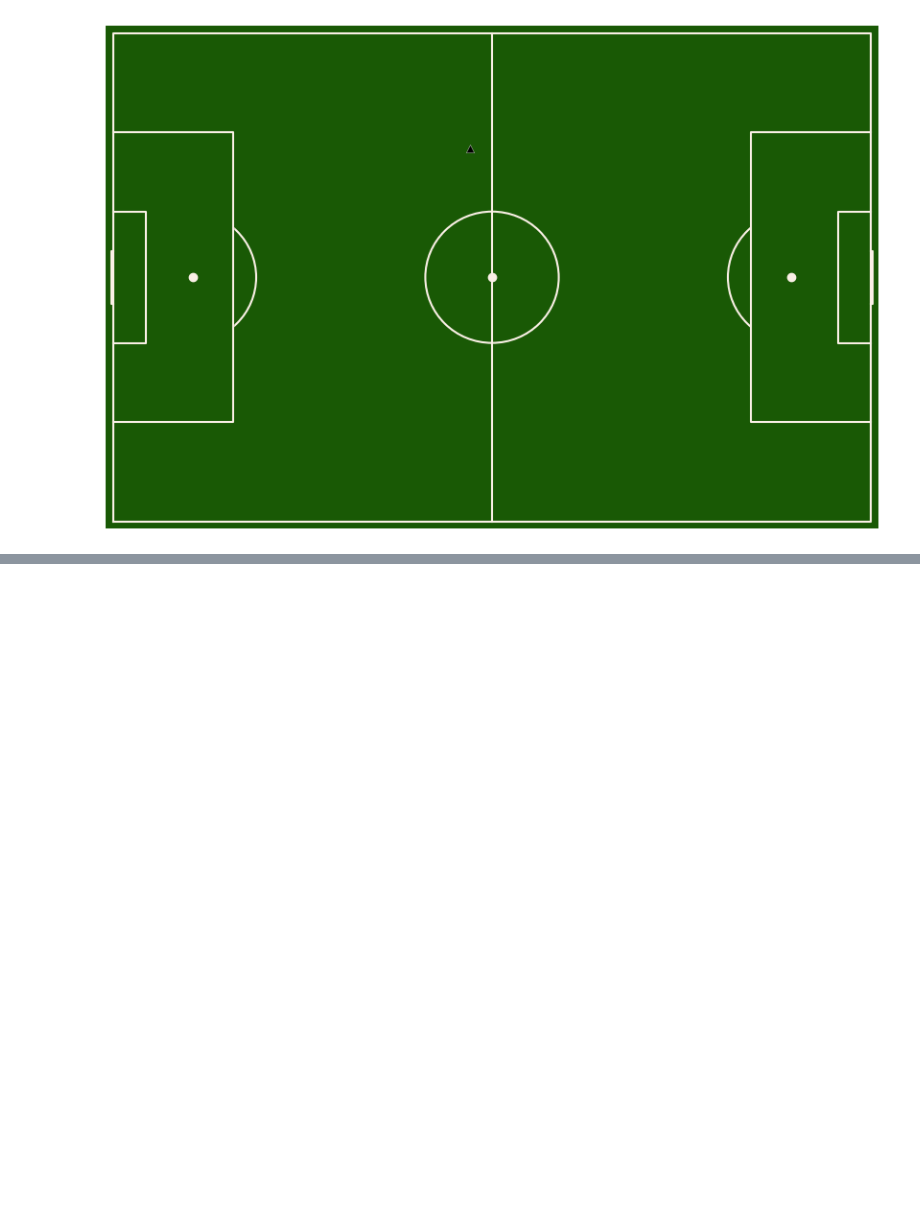
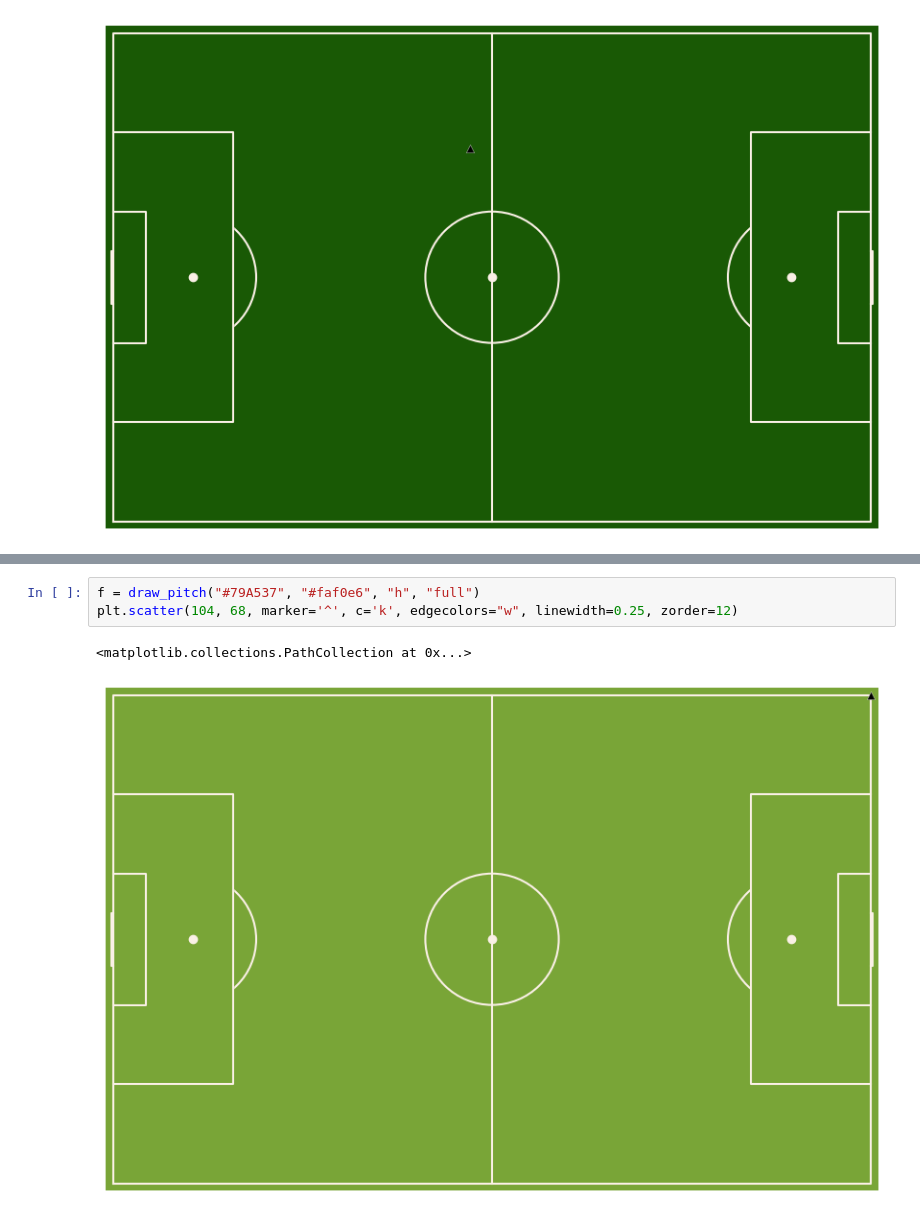
Before and after one commit to PasqualeEsposito/Geospatial_Analytics, a Jupyter notebook: analysis.ipynb, the cells around one changed output, grey strips where cells are left out. Cells and saved outputs as stored; diff of their text form; blank space fills up the shorter version.

```diff
--- a/analysis.ipynb
+++ b/analysis.ipynb
@@ -1130,0 +1151,6 @@ teams_df[teams_df['wyId'] == 3775]
+# %%
+f = draw_pitch("#79A537", "#faf0e6", "h", "full")
+plt.scatter(104, 68, marker='^', c='k', edgecolors="w", linewidth=0.25, zorder=12)
+# %% [output]
+<matplotlib.collections.PathCollection at 0x...>
+[figure, added]
```
Also changed, not shown: parts of 22 cells of this notebook, 2 other files.
